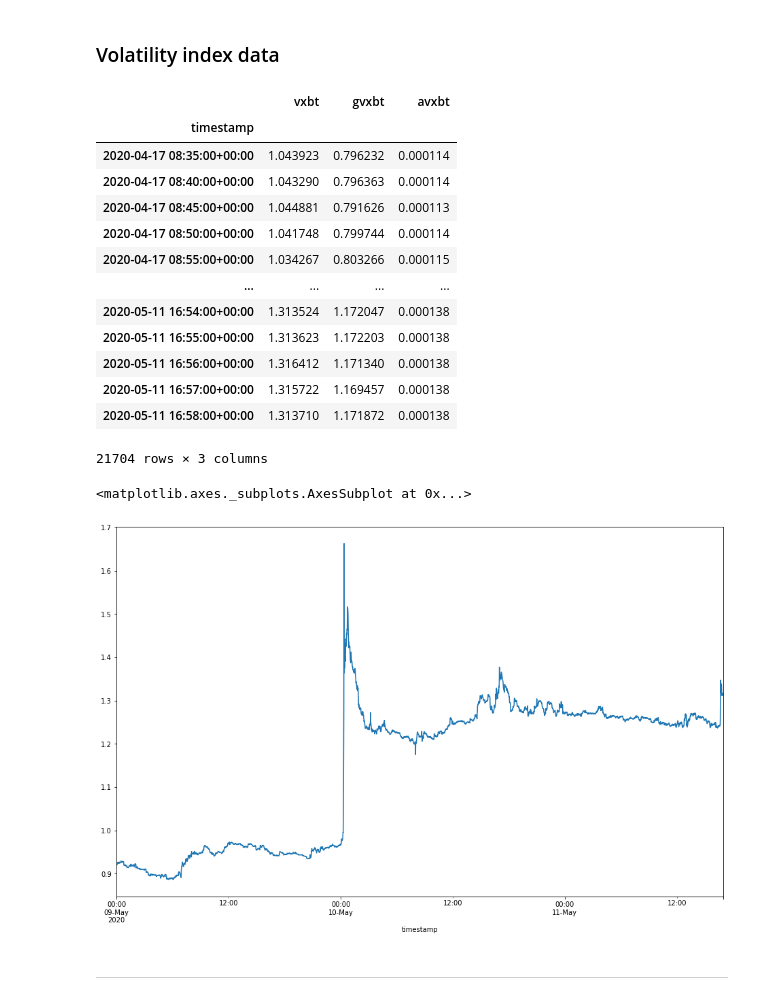
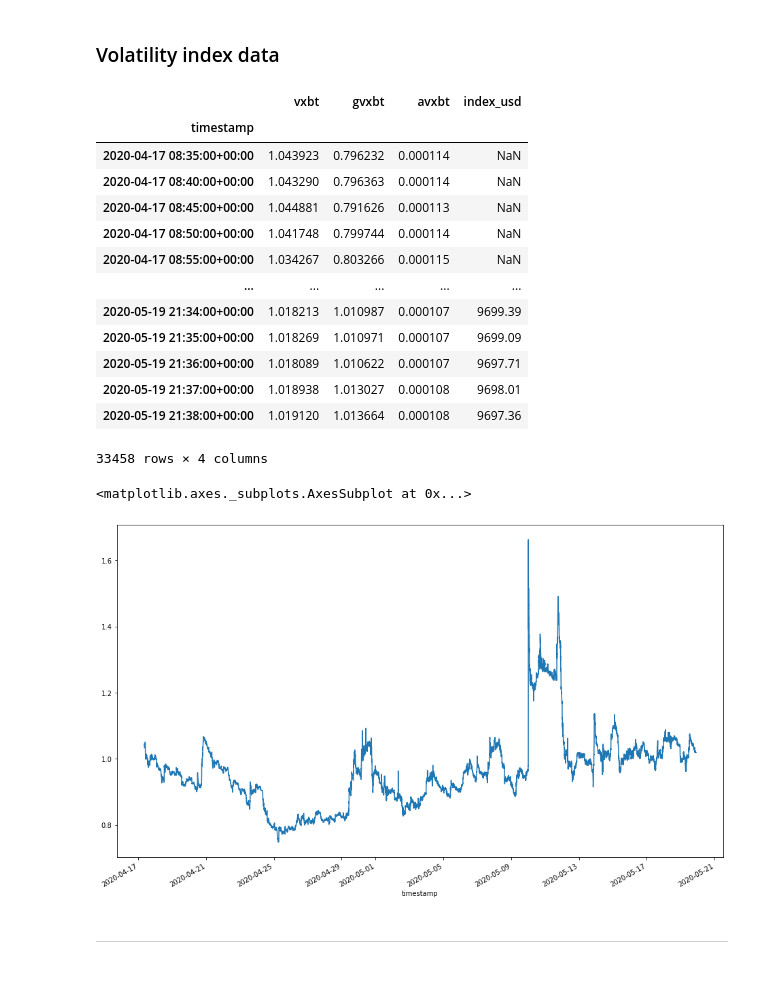
Before and after one commit to Globe-Research/bitfear, a Jupyter notebook: sentiment/time_series_analysis.ipynb, the cells around one changed output. Cells and saved outputs as stored; diff of their text form; code cells hidden in the pictures.

```diff
--- a/sentiment/time_series_analysis.ipynb
+++ b/sentiment/time_series_analysis.ipynb
@@ -337,30 +325,30 @@ plt.plot(btc_index_dbit_df)
 # %% [markdown]
 ### Volatility index data
 # %%
-indices_df = pd.read_csv('/home/fp361/bitfear/vix-implementation/volatility_data.csv')
+indices_df = pd.read_csv('/home/fp361/bitfear/vix-implementation/volatility_dataset.csv')
 indices_df['timestamp'] = pd.to_datetime(indices_df['timestamp'])
 indices_df = indices_df.set_index('timestamp').tz_localize('UTC', level=0)
 indices_df
 # %% [output]
-|  | vxbt | gvxbt | avxbt |
-| timestamp |  |  |  |
-| 2020-04-17 08:35:00+00:00 | 1.043923 | 0.796232 | 0.000114 |
-| 2020-04-17 08:40:00+00:00 | 1.043290 | 0.796363 | 0.000114 |
-| 2020-04-17 08:45:00+00:00 | 1.044881 | 0.791626 | 0.000113 |
-| 2020-04-17 08:50:00+00:00 | 1.041748 | 0.799744 | 0.000114 |
-| 2020-04-17 08:55:00+00:00 | 1.034267 | 0.803266 | 0.000115 |
-| ... | ... | ... | ... |
-| 2020-05-11 16:54:00+00:00 | 1.313524 | 1.172047 | 0.000138 |
-| 2020-05-11 16:55:00+00:00 | 1.313623 | 1.172203 | 0.000138 |
-| 2020-05-11 16:56:00+00:00 | 1.316412 | 1.171340 | 0.000138 |
-| 2020-05-11 16:57:00+00:00 | 1.315722 | 1.169457 | 0.000138 |
-| 2020-05-11 16:58:00+00:00 | 1.313710 | 1.171872 | 0.000138 |
+|  | vxbt | gvxbt | avxbt | index_usd |
+| timestamp |  |  |  |  |
+| 2020-04-17 08:35:00+00:00 | 1.043923 | 0.796232 | 0.000114 | NaN |
+| 2020-04-17 08:40:00+00:00 | 1.043290 | 0.796363 | 0.000114 | NaN |
+| 2020-04-17 08:45:00+00:00 | 1.044881 | 0.791626 | 0.000113 | NaN |
+| 2020-04-17 08:50:00+00:00 | 1.041748 | 0.799744 | 0.000114 | NaN |
+| 2020-04-17 08:55:00+00:00 | 1.034267 | 0.803266 | 0.000115 | NaN |
+| ... | ... | ... | ... | ... |
+| 2020-05-19 21:34:00+00:00 | 1.018213 | 1.010987 | 0.000107 | 9699.39 |
+| 2020-05-19 21:35:00+00:00 | 1.018269 | 1.010971 | 0.000107 | 9699.09 |
+| 2020-05-19 21:36:00+00:00 | 1.018089 | 1.010622 | 0.000107 | 9697.71 |
+| 2020-05-19 21:37:00+00:00 | 1.018938 | 1.013027 | 0.000108 | 9698.01 |
+| 2020-05-19 21:38:00+00:00 | 1.019120 | 1.013664 | 0.000108 | 9697.36 |
-21704 rows × 3 columns
+33458 rows × 4 columns
 # %%
-indices_df['vxbt'].loc['2020-05-09':].plot()
+indices_df['vxbt'].plot()
 # %% [output]
 <matplotlib.axes._subplots.AxesSubplot at 0x...>
-[figure, old version]
+[figure, new version]
 # %% [markdown]
 ***
 # %% [markdown]
```
Also changed, not shown: parts of 80 cells of this notebook, 1 other file.
